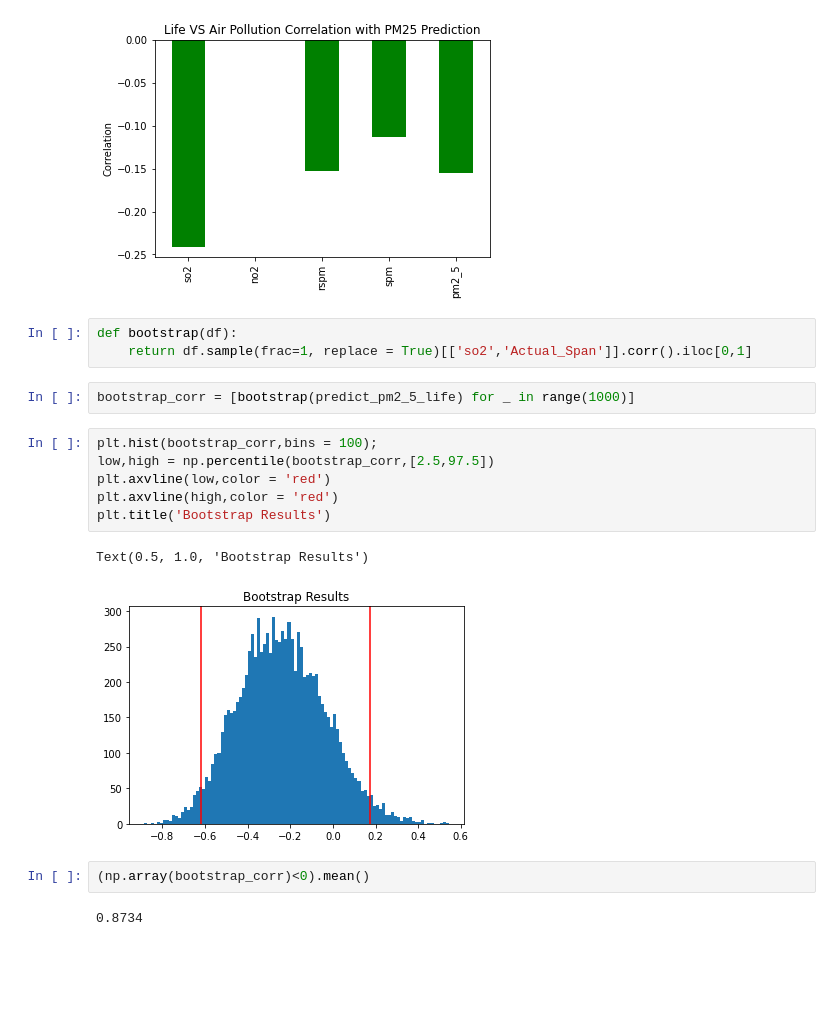
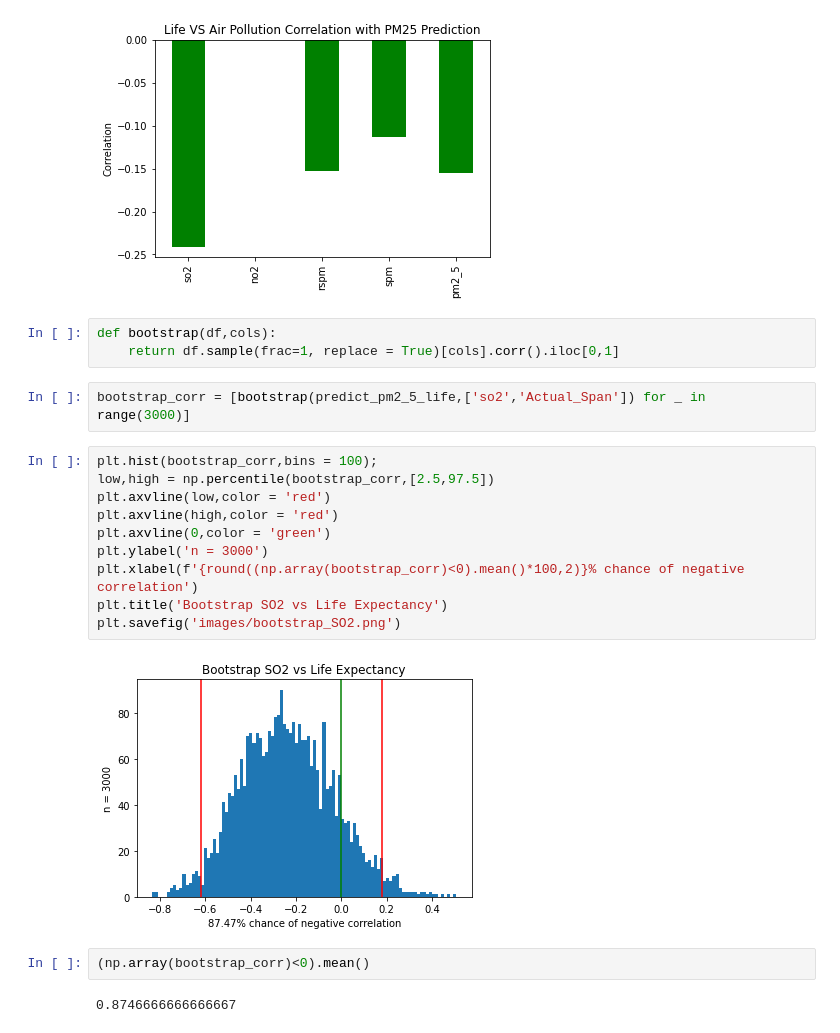
Before and after one commit to hanzhi227/Capstone1, a Jupyter notebook: IndiaAirVSLife.ipynb, the cells around one changed output. Saved outputs shown, nothing was run; the diff lists cells and outputs as text; blank space fills up the shorter version.

Commit message:
uploading images

```diff
--- a/IndiaAirVSLife.ipynb
+++ b/IndiaAirVSLife.ipynb
@@ -279,20 +279,23 @@ plt.savefig('images/life_air_corr_with_pm25_filled')
 # %% [output]
 [figure]
 # %%
-def bootstrap(df):
-    return df.sample(frac=1, replace = True)[['so2','Actual_Span']].corr().iloc[0,1]
+def bootstrap(df,cols):
+    return df.sample(frac=1, replace = True)[cols].corr().iloc[0,1]
 # %%
-bootstrap_corr = [bootstrap(predict_pm2_5_life) for _ in range(1000)]
+bootstrap_corr = [bootstrap(predict_pm2_5_life,['so2','Actual_Span']) for _ in range(3000)]
 # %%
 plt.hist(bootstrap_corr,bins = 100);
 low,high = np.percentile(bootstrap_corr,[2.5,97.5])
 plt.axvline(low,color = 'red')
 plt.axvline(high,color = 'red')
-plt.title('Bootstrap Results')
+plt.axvline(0,color = 'green')
+plt.ylabel('n = 3000')
+plt.xlabel(f'{round((np.array(bootstrap_corr)<0).mean()*100,2)}% chance of negative correlation')
+plt.title('Bootstrap SO2 vs Life Expectancy')
+plt.savefig('images/bootstrap_SO2.png')
 # %% [output]
-Text(0.5, 1.0, 'Bootstrap Results')
-[figure, old version]
+[figure, new version]
 # %%
 (np.array(bootstrap_corr)<0).mean()
 # %% [output]
-0.8734
+0.8746666666666667
```
Also changed, not shown: parts of 10 cells of this notebook, 8 other files.
